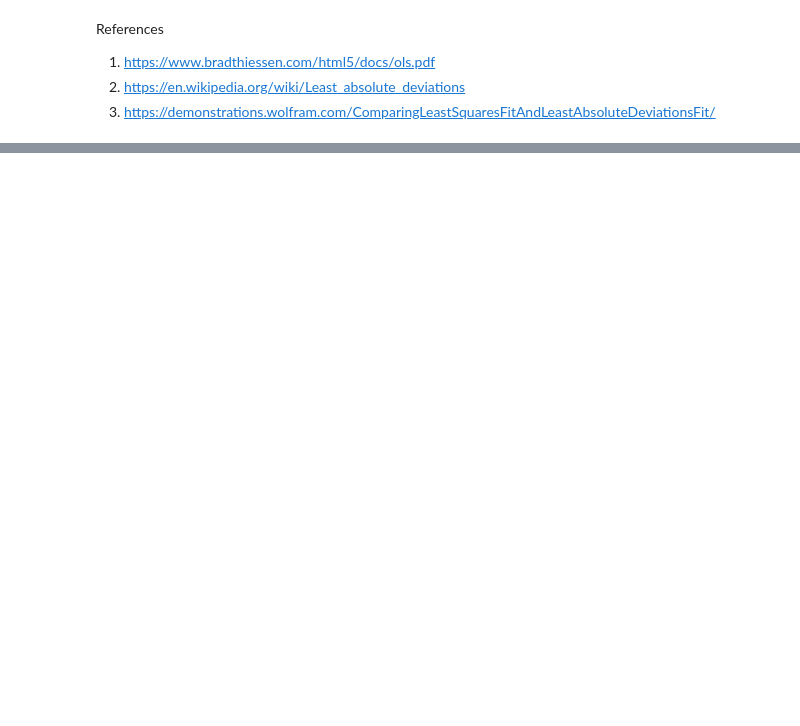
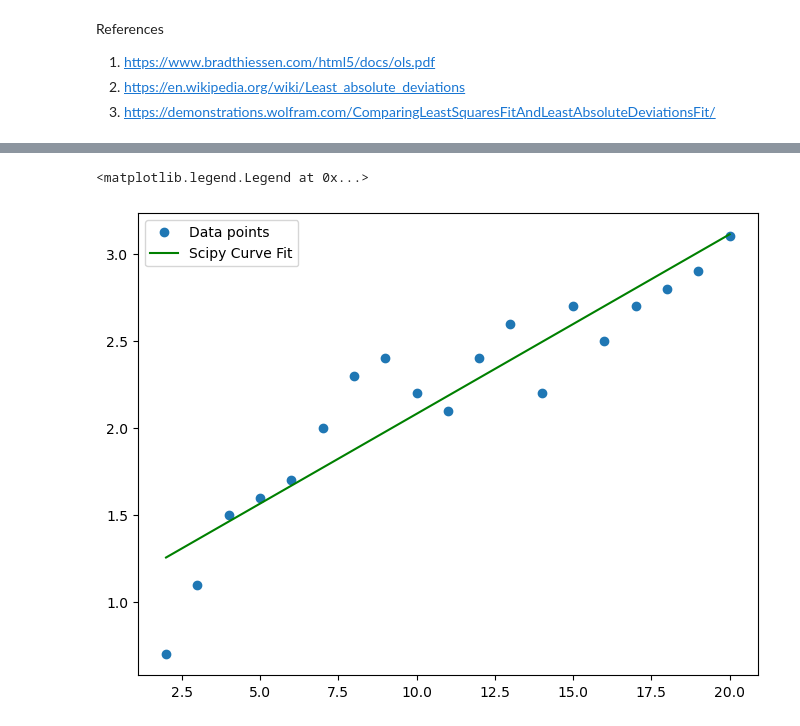
Before and after one commit to andrewjscott/machstat-assessment, a Jupyter notebook: Practicals/02-models-exercises.ipynb, the cells around one changed output, grey strips where cells are left out. Saved outputs shown, nothing was run; the diff lists cells and outputs as text; code cells hidden in the pictures; blank space fills up the shorter version.

```diff
--- a/Practicals/02-models-exercises.ipynb
+++ b/Practicals/02-models-exercises.ipynb
@@ -54,0 +150,5 @@ References
+# %%
+# Using Scipy Curve Fit to find the line of best fit
+# Create the model function. From https://github.com/ianmcloughlin/2223-S1-machine-learn-stats/blob/main/notebooks/02-models.ipynb
+def f(x, m, c):
+    return m * x + c
@@ -54,0 +171,9 @@ References
+# %%
+# Plotting result
+fig, ax = plt.subplots(figsize=(8, 6))
+ax.plot(x, y, 'o', label='Data points')
+ax.plot(x, m_cf * x + c_cf, 'g-', label='Scipy Curve Fit')
+ax.legend()
+# %% [output]
+<matplotlib.legend.Legend at 0x...>
+[figure, added]
```
Also changed, not shown: parts of 16 cells of this notebook.
